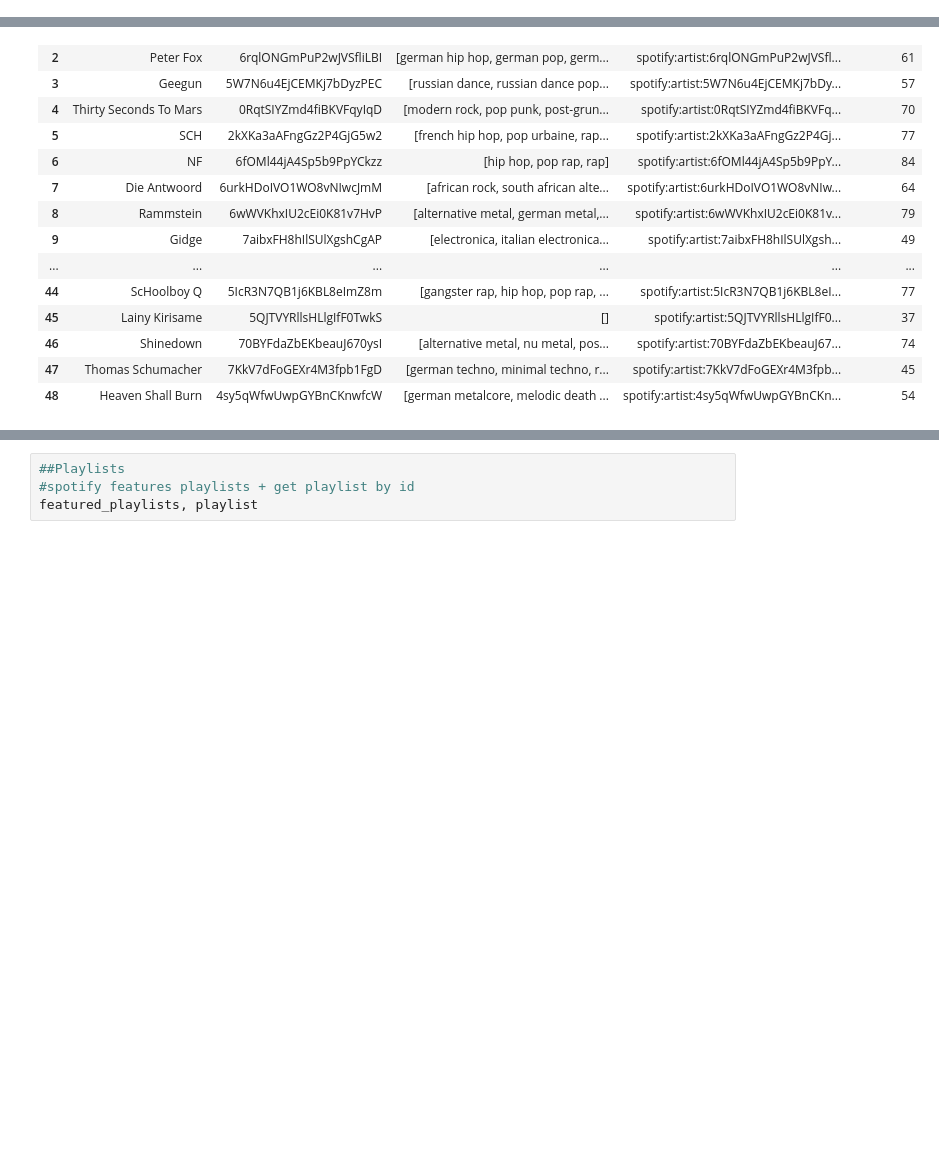
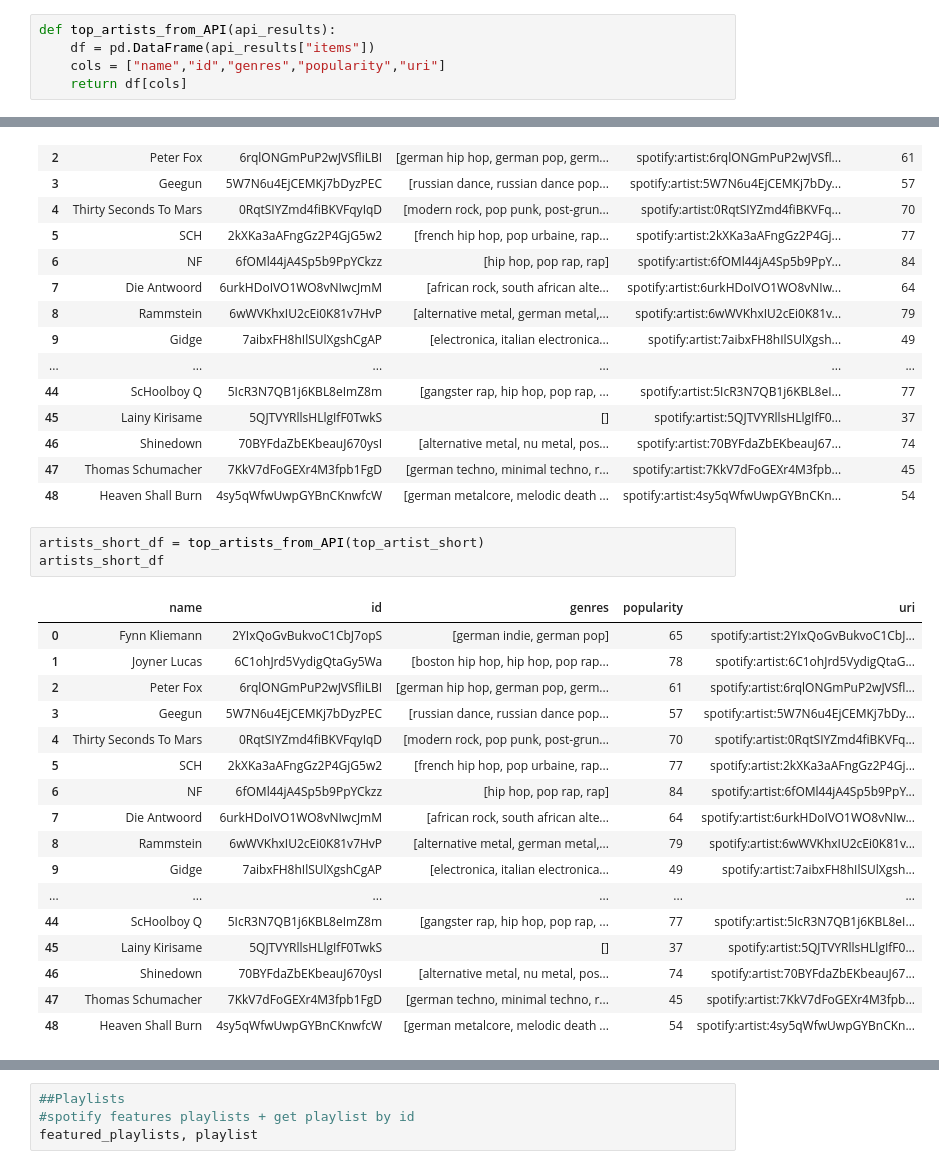
Before and after one commit to MerlinSchaefer/spotify_app, a Jupyter notebook: Test playlist gathering and spotipy recommendation function.ipynb, the cells around one changed output, grey strips where cells are left out. Cells and saved outputs as stored; diff of their text form; blank space fills up the shorter version.

Commit message:
shorten df functions

```diff
--- a/Test playlist gathering and spotipy recommendation function.ipynb
+++ b/Test playlist gathering and spotipy recommendation function.ipynb
@@ -140,6 +140,11 @@ def top_artists_from_API(api_results):
                                 "uri": uri,
                                 "popularity": popularity})
     return artists_df
+# %%
+def top_artists_from_API(api_results):
+    df = pd.DataFrame(api_results["items"])
+    cols = ["name","id","genres","popularity","uri"]
+    return df[cols]
 # %%
 artists_short_df = top_artists_from_API(top_artist_short)
 artists_short_df
@@ -161,3 +166,24 @@ artists_short_df
 | 46 | Shinedown | 70BYFdaZbEKbeauJ670ysI | [alternative metal, nu metal, pos... | spotify:artist:70BYFdaZbEKbeauJ67... | 74 |
 | 47 | Thomas Schumacher | 7KkV7dFoGEXr4M3fpb1FgD | [german techno, minimal techno, r... | spotify:artist:7KkV7dFoGEXr4M3fpb... | 45 |
 | 48 | Heaven Shall Burn | 4sy5qWfwUwpGYBnCKnwfcW | [german metalcore, melodic death ... | spotify:artist:4sy5qWfwUwpGYBnCKn... | 54 |
+# %%
+artists_short_df = top_artists_from_API(top_artist_short)
+artists_short_df
+# %% [output]
+|  | name | id | genres | popularity | uri |
+| 0 | Fynn Kliemann | 2YIxQoGvBukvoC1CbJ7opS | [german indie, german pop] | 65 | spotify:artist:2YIxQoGvBukvoC1CbJ... |
+| 1 | Joyner Lucas | 6C1ohJrd5VydigQtaGy5Wa | [boston hip hop, hip hop, pop rap... | 78 | spotify:artist:6C1ohJrd5VydigQtaG... |
+| 2 | Peter Fox | 6rqlONGmPuP2wJVSfliLBI | [german hip hop, german pop, germ... | 61 | spotify:artist:6rqlONGmPuP2wJVSfl... |
+| 3 | Geegun | 5W7N6u4EjCEMKj7bDyzPEC | [russian dance, russian dance pop... | 57 | spotify:artist:5W7N6u4EjCEMKj7bDy... |
+| 4 | Thirty Seconds To Mars | 0RqtSIYZmd4fiBKVFqyIqD | [modern rock, pop punk, post-grun... | 70 | spotify:artist:0RqtSIYZmd4fiBKVFq... |
+| 5 | SCH | 2kXKa3aAFngGz2P4GjG5w2 | [french hip hop, pop urbaine, rap... | 77 | spotify:artist:2kXKa3aAFngGz2P4Gj... |
+| 6 | NF | 6fOMl44jA4Sp5b9PpYCkzz | [hip hop, pop rap, rap] | 84 | spotify:artist:6fOMl44jA4Sp5b9PpY... |
+| 7 | Die Antwoord | 6urkHDoIVO1WO8vNIwcJmM | [african rock, south african alte... | 64 | spotify:artist:6urkHDoIVO1WO8vNIw... |
+| 8 | Rammstein | 6wWVKhxIU2cEi0K81v7HvP | [alternative metal, german metal,... | 79 | spotify:artist:6wWVKhxIU2cEi0K81v... |
+| 9 | Gidge | 7aibxFH8hIlSUlXgshCgAP | [electronica, italian electronica... | 49 | spotify:artist:7aibxFH8hIlSUlXgsh... |
+| ... | ... | ... | ... | ... | ... |
+| 44 | ScHoolboy Q | 5IcR3N7QB1j6KBL8eImZ8m | [gangster rap, hip hop, pop rap, ... | 77 | spotify:artist:5IcR3N7QB1j6KBL8eI... |
+| 45 | Lainy Kirisame | 5QJTVYRllsHLlgIfF0TwkS | [] | 37 | spotify:artist:5QJTVYRllsHLlgIfF0... |
+| 46 | Shinedown | 70BYFdaZbEKbeauJ670ysI | [alternative metal, nu metal, pos... | 74 | spotify:artist:70BYFdaZbEKbeauJ67... |
+| 47 | Thomas Schumacher | 7KkV7dFoGEXr4M3fpb1FgD | [german techno, minimal techno, r... | 45 | spotify:artist:7KkV7dFoGEXr4M3fpb... |
+| 48 | Heaven Shall Burn | 4sy5qWfwUwpGYBnCKnwfcW | [german metalcore, melodic death ... | 54 | spotify:artist:4sy5qWfwUwpGYBnCKn... |
```
Also changed, not shown: parts of 2 cells of this notebook, 1 other file.
